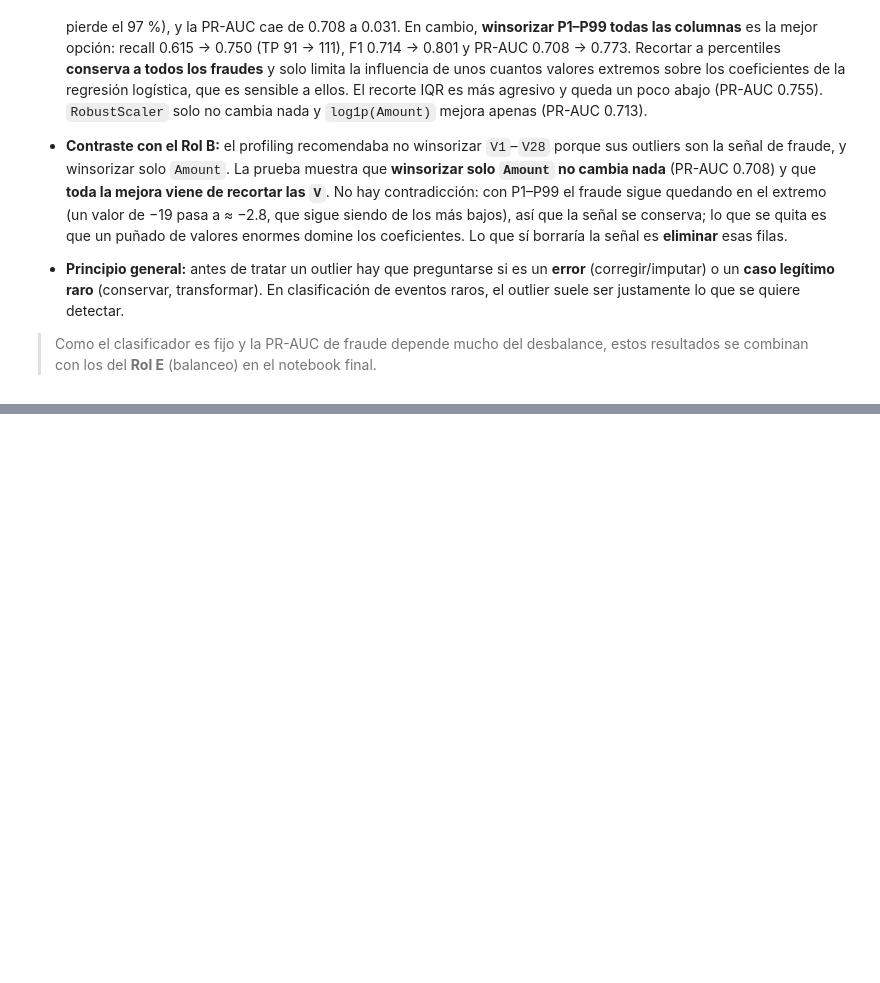
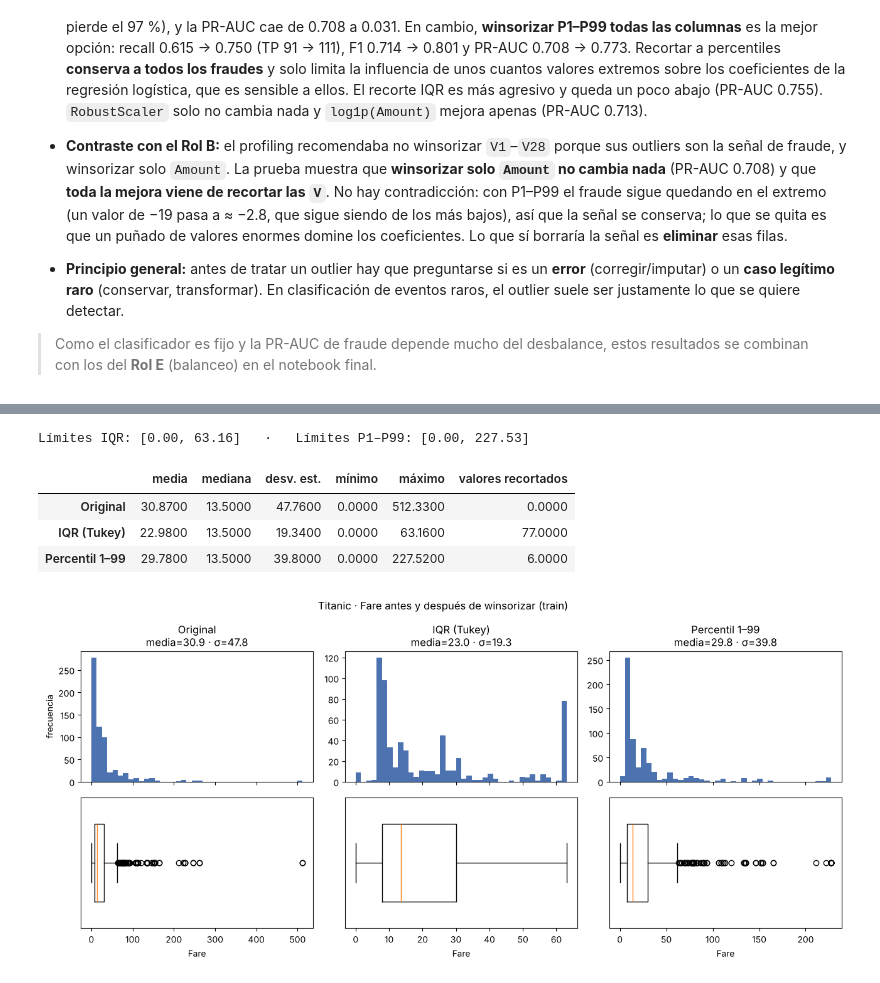
Before and after one commit to Chrystian-F/EDA-y-Preparacion-de-Datos, a Jupyter notebook: notebooks/03_imputacion_outliers.ipynb, the cells around one changed output, grey strips where cells are left out. Saved outputs shown, nothing was run; the diff lists cells and outputs as text; code cells hidden in the pictures; blank space fills up the shorter version.

Commit message:
Rol D: imputación categórica (Embarked) y winsorización antes/después

```diff
--- a/notebooks/03_imputacion_outliers.ipynb
+++ b/notebooks/03_imputacion_outliers.ipynb
@@ -485,0 +566,39 @@ Credit Card Fraud
+# %%
+# Pregunta: ¿cómo cambian la distribución y sus estadísticas al recortar Fare?
+import matplotlib.pyplot as plt
+from src.rol_d import limites_iqr
+
+fare = X_train["Fare"]                                    # límites aprendidos SOLO con train
+li_iqr, ls_iqr = limites_iqr(fare)
+li_p, ls_p = fare.quantile([0.01, 0.99])
+li_iqr = max(li_iqr, fare.min())                          # Fare no puede ser negativa
+
+versiones = {
+    "Original":       fare,
+    "IQR (Tukey)":    fare.clip(li_iqr, ls_iqr),
+    "Percentil 1–99": fare.clip(li_p, ls_p),
+}
+stats = pd.DataFrame({n: {"media": s.mean(), "mediana": s.median(), "desv. est.": s.std(),
+                          "mínimo": s.min(), "máximo": s.max(),
+                          "valores recortados": int((s != fare).sum())}
+                      for n, s in versiones.items()}).T
+print(f"Límites IQR: [{li_iqr:.2f}, {ls_iqr:.2f}]   ·   Límites P1–P99: [{li_p:.2f}, {ls_p:.2f}]")
+display(stats.round(2))
+stats.to_csv("../resultados/winsorizacion_fare_estadisticas.csv")
+
+fig, axes = plt.subplots(2, 3, figsize=(13, 6), sharex="col")
+for j, (n, s) in enumerate(versiones.items()):
+    axes[0, j].hist(s, bins=40, color="#4c72b0")
+    axes[0, j].set_title(f"{n}\nmedia={s.mean():.1f} · σ={s.std():.1f}")
+    axes[1, j].boxplot(s, vert=False, widths=.6)
+    axes[1, j].set_yticks([]); axes[1, j].set_xlabel("Fare")
+axes[0, 0].set_ylabel("frecuencia")
+fig.suptitle("Titanic · Fare antes y después de winsorizar (train)")
+plt.tight_layout(); plt.savefig("../figuras/d_winsorizacion_fare_antes_despues.png", dpi=150); plt.show()
+# %% [output]
+Límites IQR: [0.00, 63.16]   ·   Límites P1–P99: [0.00, 227.53]
+|  | media | mediana | desv. est. | mínimo | máximo | valores recortados |
+| Original | 30.8700 | 13.5000 | 47.7600 | 0.0000 | 512.3300 | 0.0000 |
+| IQR (Tukey) | 22.9800 | 13.5000 | 19.3400 | 0.0000 | 63.1600 | 77.0000 |
+| Percentil 1–99 | 29.7800 | 13.5000 | 39.8000 | 0.0000 | 227.5200 | 6.0000 |
+[figure, added]
```
Also changed, not shown: parts of 6 cells of this notebook, 4 other files.
